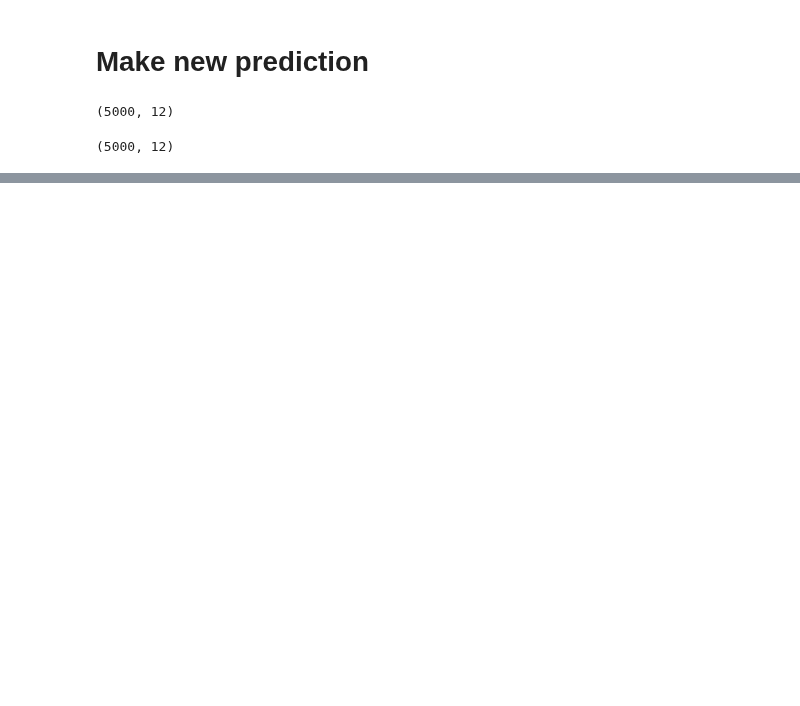
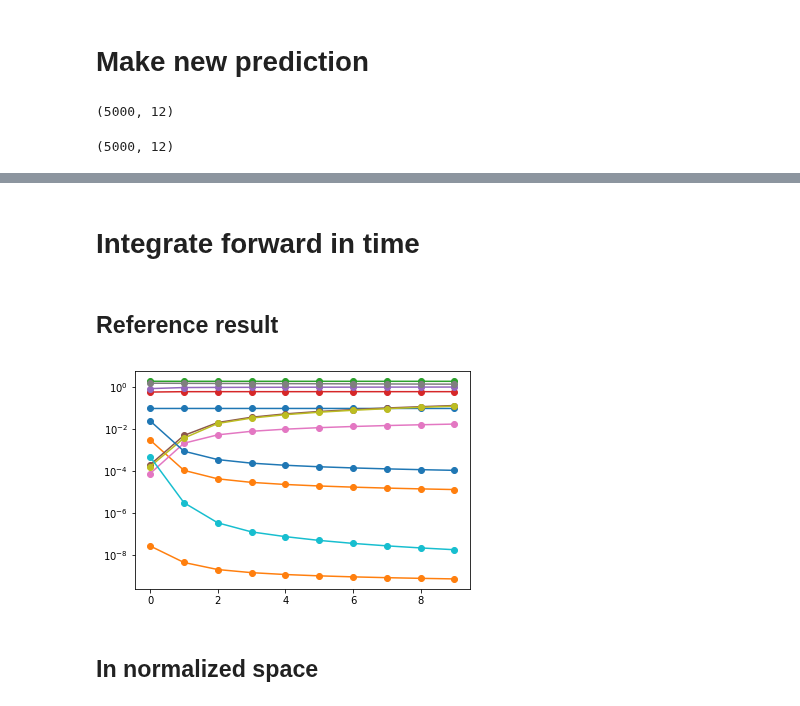
Before and after one commit to JiaweiZhuang/KPP, a Jupyter notebook: my_tests/smog/generate_data_and_fit.ipynb, the cells around one changed output, grey strips where cells are left out. Cells and saved outputs as stored; diff of their text form; code cells hidden in the pictures; blank space fills up the shorter version.

Commit message:
Predict a time series

```diff
--- a/my_tests/smog/generate_data_and_fit.ipynb
+++ b/my_tests/smog/generate_data_and_fit.ipynb
@@ -227,0 +228,14 @@ plt.scatter(y_test_pred, Y_test, s=0.1)
+# %% [markdown]
+# Integrate forward in time
+# %% [markdown]
+## Reference result
+# %%
+y_start = y0_test[3]
+y_history_true = kpp.forward(y_start, 10).T
+# %%
+plt.plot(y_history_true, '-o')
+plt.yscale('log')
+# %% [output]
+[figure, added]
+# %% [markdown]
+## In normalized space
```
Also changed, not shown: parts of 16 cells of this notebook.
